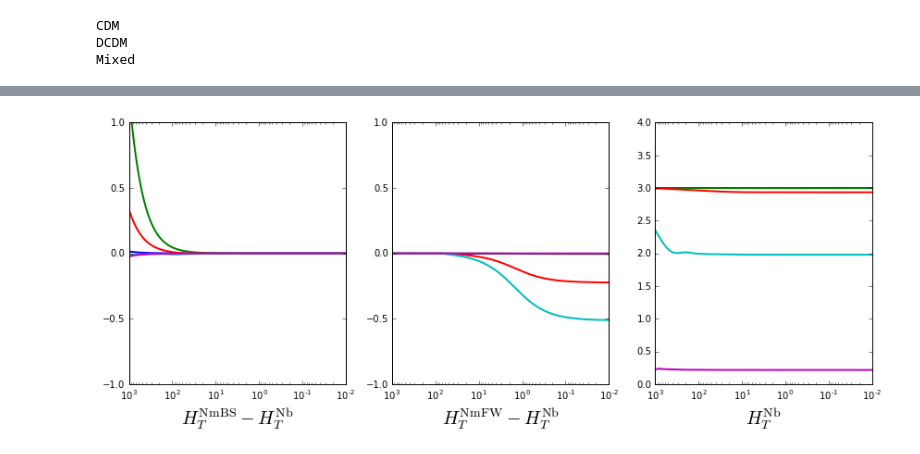
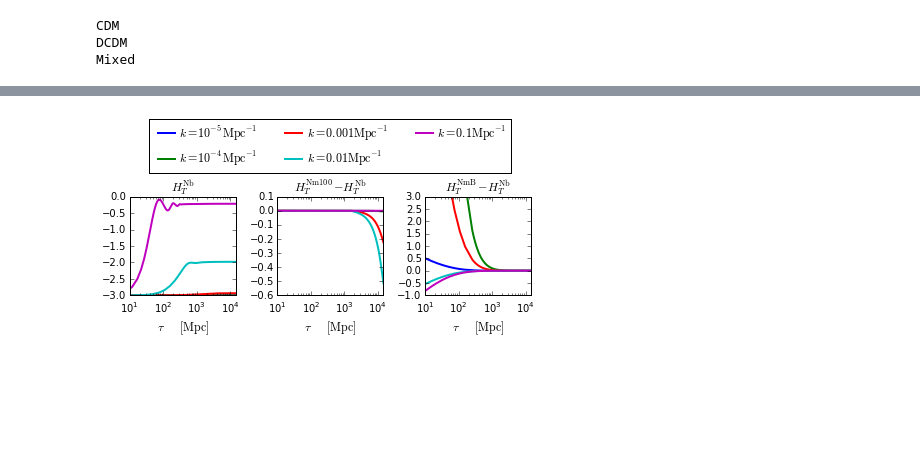
Before and after one commit to ThomasTram/CLASSmods, a Jupyter notebook: NewBackscalingPlots.ipynb, the cells around one changed output, grey strips where cells are left out. Drawn from its saved outputs; the diff is of its cells as text; code cells hidden in the pictures; blank space fills up the shorter version.

```diff
--- a/NewBackscalingPlots.ipynb
+++ b/NewBackscalingPlots.ipynb
@@ -5,6 +5,18 @@ import matplotlib.pyplot as plt
 import numpy as np
 from classy import Class
 from scipy import interpolate
+# %%
+figwidth1 = 4.4 #=0.7*6.3
+figwidth2 = 6.3
+figwidth15 = 0.5*(figwidth1+figwidth2)
+ratio = 8.3/11.7
+figheight1 = figwidth1*ratio
+figheight2 = figwidth2*ratio
+figheight15 = figwidth15*ratio
+
+lw=2
+fs=12
+labelfs=16
 # %%
 models = ['CDM','DCDM','Mixed']
 ratios_cdm = {'CDM':1.,'DCDM':0.,'Mixed':0.5}
@@ -44,11 +56,13 @@ for M in models:
            'Omega_cdm':0.24*ratios_cdm[M]+1e-6,
            'Omega_dcdmdr':0.24*(1-ratios_cdm[M]),
            'Gamma_dcdm':Gamma_dcdm,
-                  'background_verbose':3
+                  'background_verbose':3,
 #           'N_ur':0.0,
 #           'YHe':0.25,
 #           'Omega_b':0.05,
 #           'Omega_cdm':0.95
+                  'start_sources_at_tau_c_over_tau_h':0.004,
+                  'start_small_k_at_tau_c_over_tau_h':0.000015
             })
 #for key, val in cosmo.pars.iteritems():
 #    print key,' = ',val
@@ -114,37 +136,69 @@ print grow[31850]
 # %%
+xselect = 'tau [Mpc]'
 def dbl2str(k):
     if k<1e-3:
         exponent = int(np.log10(k))
         return '10^{'+str(exponent)+'}'
     else:
         return str(k)
-f, axes = plt.subplots(1,3,figsize=(12,5))
-pt = cosmo['CDM'].get_perturbations()
-pts = pt['scalar']
+for variant in ['diff','H_T']:
+    if variant=='H_T':
+        sharey=True
+    else:
+        sharey=False
+    f, axes = plt.subplots(1,3,figsize=(figwidth2,0.8*figheight1),sharex=True,sharey=sharey)
+    pt = cosmo['CDM'].get_perturbations()
+    pts = pt['scalar']
 
-for idx, k in enumerate(k_out):
-    pt = pts[idx]
-    S1 = grow_interp(pt['a'])
-    S2 = decay_interp(pt['a'])
-    HTNb = pt['H_T_nm']+k*pt['L']
-    z = 1./pt['a']-1
-    axes[0].semilogx(z,(pt['CHT_grow']-pt['CHT_grow'][-1])*S1+(pt['CHT_decay']-pt['CHT_decay'][-1]+0.0)*S2+.0*HTNb,lw=2)
-    axes[1].semilogx(z,-k*pt['L'],lw=2)
-    axes[2].semilogx(z,np.abs(HTNb),lw=2)
-    axes[0].set_ylim([-1,1])
-    axes[1].set_ylim([-1,1])
-    axes[2].set_ylim([0,4])
+    for idx, k in enumerate(k_out):
+        pt = pts[idx]
+        S1 = grow_interp(pt['a'])
+        S2 = decay_interp(pt['a'])
+        HTNb = pt['H_T_nm']+k*pt['L']
+        if xselect=='z':
+            x = 1./pt['a']-1
+            xmin = 1e3
+            xmax = 1e-2
+        else:
+            x = pt[xselect]
+            xmin = min(x)
+            xmax = max(x)
+        axes[0].semilogx(x,HTNb,lw=2)
+        y1 = -k*pt['L']
+        y2 = (pt['CHT_grow']-pt['CHT_grow'][-1])*S1+(pt['CHT_decay']-pt['CHT_decay'][-1]+0.0)*S2+.0*HTNb
+        if variant=='H_T':
+            y1 = y1+HTNb
+            y2 = y2+HTNb
+        axes[1].semilogx(x,y1,lw=2)
+        axes[2].semilogx(x,y2,lw=2)
 
 
-axes[0].set_xlabel(r'$H_T^\mathrm{NmBS}-H_T^\mathrm{Nb}$',fontsize=20)
-axes[1].set_xlabel(r'$H_T^\mathrm{NmFW}-H_T^\mathrm{Nb}$',fontsize=20)
-axes[2].set_xlabel(r'$H_T^\mathrm{Nb}$',fontsize=20)
+    if False:
+        axes[0].text(0.1,0.8,r'$H_T^\mathrm{Nb}$',transform=axes[0].transAxes,fontsize=fs)
+        axes[1].text(0.1,0.8,r'$H_T^\mathrm{Nm100}-H_T^\mathrm{Nb}$',transform=axes[1].transAxes,fontsize=fs)
+        axes[2].text(0.1,0.8,r'$H_T^\mathrm{NmFW}-H_T^\mathrm{Nb}$',transform=axes[2].transAxes,fontsize=fs)
+    else:
+        axes[0].set_title(r'$H_T^\mathrm{Nb}$',fontsize=fs)
+        if variant=='diff':
+            axes[1].set_title(r'$H_T^\mathrm{Nm100}-H_T^\mathrm{Nb}$',fontsize=fs)
+            axes[2].set_title(r'$H_T^\mathrm{NmB}-H_T^\mathrm{Nb}$',fontsize=fs)
+            axes[2].set_ylim([-1,3])
+        else:
+            axes[1].set_title(r'$H_T^\mathrm{Nm100}$',fontsize=fs)
+            axes[2].set_title(r'$H_T^\mathrm{NmB}$',fontsize=fs)
 
-axes[0].set_xlim([1000,1e-2])
-axes[1].set_xlim([1000,1e-2])
-axes[2].set_xlim([1000,1e-2])
-#    axes[-1,j].set_xlim([1./2000,1])
-f.tight_layout()
-f.savefig('H_T_BS.pdf',bbox_extra_artists=(lgd,), bbox_inches='tight')
+    axes[0].set_xlim([xmin,xmax])
+    axes[0].set_xlim([10,xmax])
+    for j in range(3):
+        axes[j].set_xlabel(r'$\tau\quad[\mathrm{Mpc}]$',fontsize=fs)
+
+    lgd = axes[1].legend(['$k = '+dbl2str(kk)+r'\mathrm{Mpc}^{-1}$' for kk in k_out],
+                 fontsize=fs,loc='upper center',ncol=(len(k_out)+1)/2,
+                bbox_to_anchor=(0.5, 1.85), handletextpad=0.1)
+    f.tight_layout()
+    if variant=='H_T':
+        axes[0].set_ylim([-4,1])
+        f.subplots_adjust(wspace=0.1)
+    f.savefig('H_T_BS_'+variant+'.pdf',bbox_extra_artists=(lgd,), bbox_inches='tight')
 # %% [output]
-[figure, old version]
+[figure, new version]
```
Also changed, not shown: parts of 14 cells of this notebook, 2 other files.
